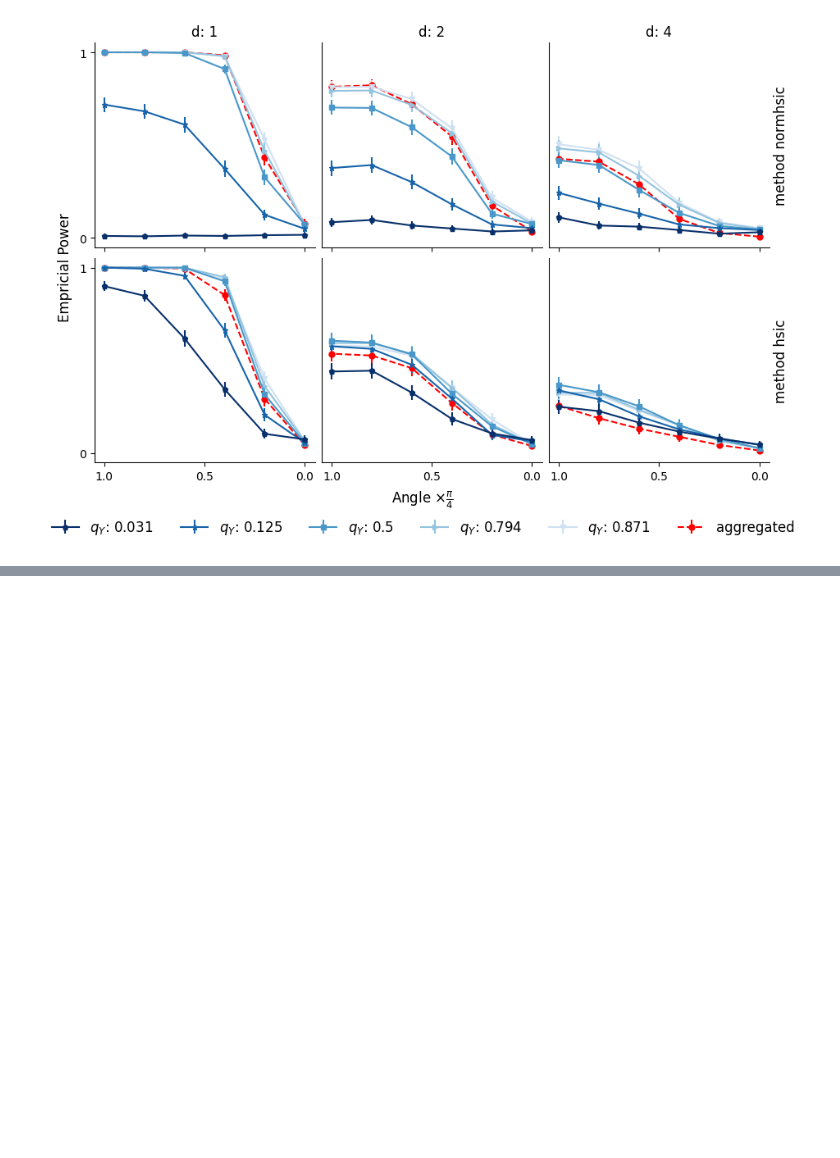
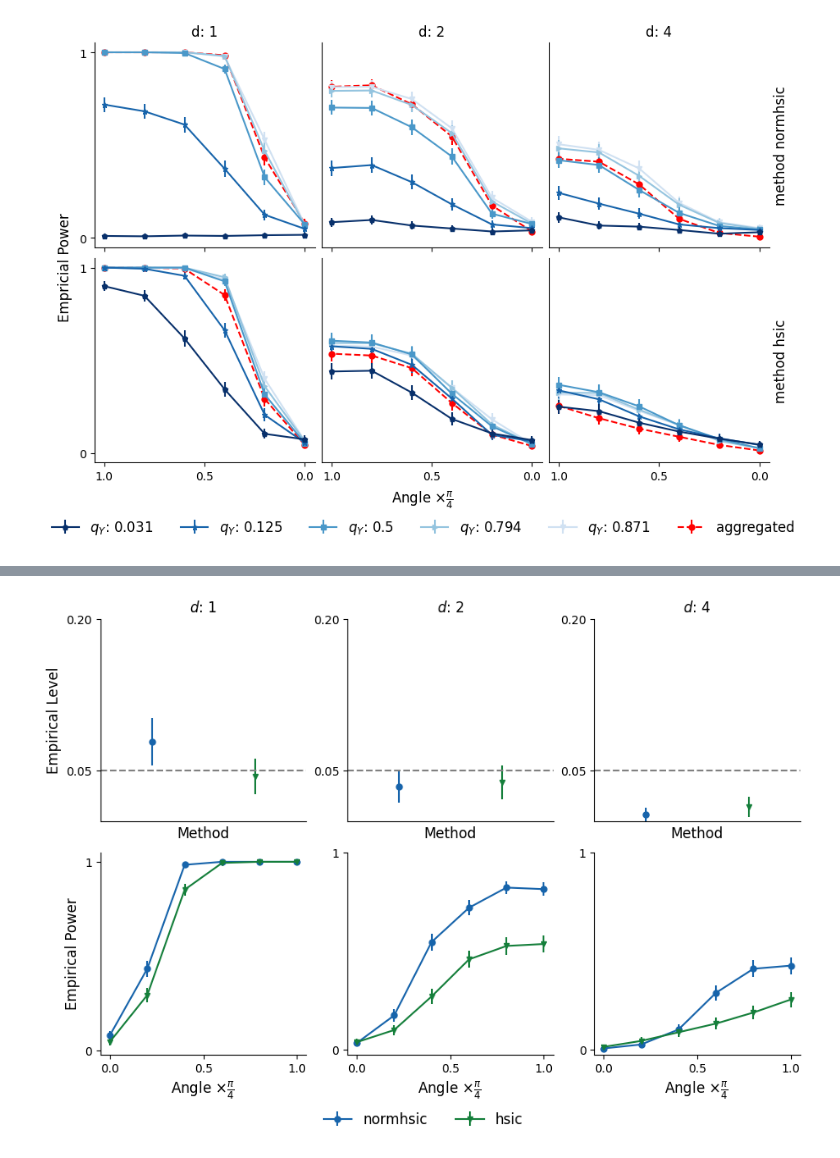
Before and after one commit to latt123/normHSIC_experiments, a Jupyter notebook: hsic_comparision/analysis.ipynb, the cells around one changed output, grey strips where cells are left out. Saved outputs shown, nothing was run; the diff lists cells and outputs as text; code cells hidden in the pictures; blank space fills up the shorter version.

```diff
--- a/hsic_comparision/analysis.ipynb
+++ b/hsic_comparision/analysis.ipynb
@@ -601,0 +703,96 @@ fig.legend(by_label.values(), by_label.keys(), ncol = 6, frameon = False, fontsi
+# %%
+path = 'results/snakemake_quantiles/output'
+n = 512
+dist = 'a'
+proportion_train = 0.3
+truncation_X = 4
+truncation_e = 4
+
+d_list = [1, 2, 4]
+method_list = ['normhsic', 'hsic']
+scale_pi_over_four_list = [0, 0.2, 0.4, 0.6, 0.8, 1]
+
+N_colors = 6
+blues = [plt.cm.Blues(i / (N_colors - 1)) for i in range(N_colors)][1:]
+greens = [plt.cm.Greens(i / (N_colors - 1)) for i in range(N_colors)][1:]
+colors = [blues[-2], greens[-2]]
+
+ncols = len(d_list)
+nrows = 2
+fig, axes = plt.subplots(nrows = nrows, ncols = ncols, figsize=(3*ncols, 3*nrows), layout="constrained")
+
+# First row for aggregated level
+i = 0
+for j in range(ncols):
+    d = d_list[j]
+    ax = axes[i,j]
+
+    for method in method_list:
+        x = []
+        y = []
+        yerr = []
+        k = method_list.index(method)
+        file = f'n_{n}_d_{d}_dist_{dist}_angle_0_proptrain_{proportion_train}_S_{truncation_X}_T_{truncation_e}.csv'
+        df = pd.read_csv(f'{path}/{method}/{file}', index_col=0)
+        rep, N_tests  = df.shape
+        mean = np.mean(np.min((np.min(df.values, axis = 1)*N_tests, np.ones(rep)), axis = 0) < 0.05)
+        x.append(k)
+        y.append(mean)
+        yerr.append((np.sqrt(mean*(1 - mean))/np.sqrt(rep))*norm.ppf(1 - alpha_CI/2))
+        label, color, fmt= method, colors[k], marker_list[k]
+        ax.errorbar(x, y, yerr, label = label, color = color,  linewidth=linewidth, capsize=capsize, alpha=transparency, fmt = fmt, ms = ms)
+    ax.plot([-.5, 1.5], [0.05, 0.05], ls = 'dashed', color = 'grey', alpha = transparency)
+
+# Second row for aggregated power
+i = 1
+for j in range(ncols):
+    d = d_list[j]
+    ax = axes[i,j]
+
+    for method in method_list:
+        x = []
+        y = []
+        yerr = []
+        for scale_pi_over_four in scale_pi_over_four_list:
+            k = method_list.index(method)
+            file = f'n_{n}_d_{d}_dist_{dist}_angle_{scale_pi_over_four}_proptrain_{proportion_train}_S_{truncation_X}_T_{truncation_e}.csv'
+            df = pd.read_csv(f'{path}/{method}/{file}', index_col=0)
+            rep, N_tests  = df.shape
+            mean = np.mean(np.min((np.min(df.values, axis = 1)*N_tests, np.ones(rep)), axis = 0) < 0.05)
+            x.append(scale_pi_over_four)
+            y.append(mean)
+            yerr.append((np.sqrt(mean*(1 - mean))/np.sqrt(rep))*norm.ppf(1 - alpha_CI/2))
+        label, color, fmt, ls = method, colors[k], marker_list[k], '-'
+        ax.errorbar(x, y, yerr, label = label, color = color,  linewidth=linewidth, capsize=capsize, alpha=transparency, fmt = fmt, ms = ms, ls = ls)
+
+
+# Formatting
+ylim = 0.2
+for j in range(ncols):
+    ax = axes[0,j]
+    ax.set_title(f'$d$: {d_list[j]}', fontsize = fontsize)
+    ax.set_xlabel('Method', fontsize = fontsize)
+    ax.set(ylim = [0, ylim], yticks = [0.05, ylim], xticks = [], xlim = [-.5, 1.5])
+
+    ax = axes[1, j]
+    ax.set_xlabel('Angle $\\times \\frac{\\pi}{4}$ ', fontsize = fontsize)
+    ax.set(yticks = [0, 1], xticks = [0, .5, 1])
+
+for i in range(nrows):
+    for j in range(ncols):
+        ax = axes[i,j]
+        ax.spines['top'].set_visible(False)
+        ax.spines['right'].set_visible(False)
+
+
+
+ax = axes[0, 0]
+ax.set_ylabel('Empirical Level', fontsize = fontsize)
+
+ax = axes[1, 0]
+ax.set_ylabel('Empirical Power', fontsize = fontsize)
+
+handles, labels = ax.get_legend_handles_labels()
+fig.legend(handles, labels, ncol = 2, frameon = False, fontsize = fontsize, loc = 'center',  bbox_to_anchor=(0.5, -0.03))
+# fig.savefig('hsic_comparision_aggregated_power_level.pdf', bbox_inches='tight')
+# %% [output]
@@ -601,0 +800 @@ fig.legend(by_label.values(), by_label.keys(), ncol = 6, frameon = False, fontsi
+[figure, added]
```
Also changed, not shown: parts of 6 cells of this notebook.
